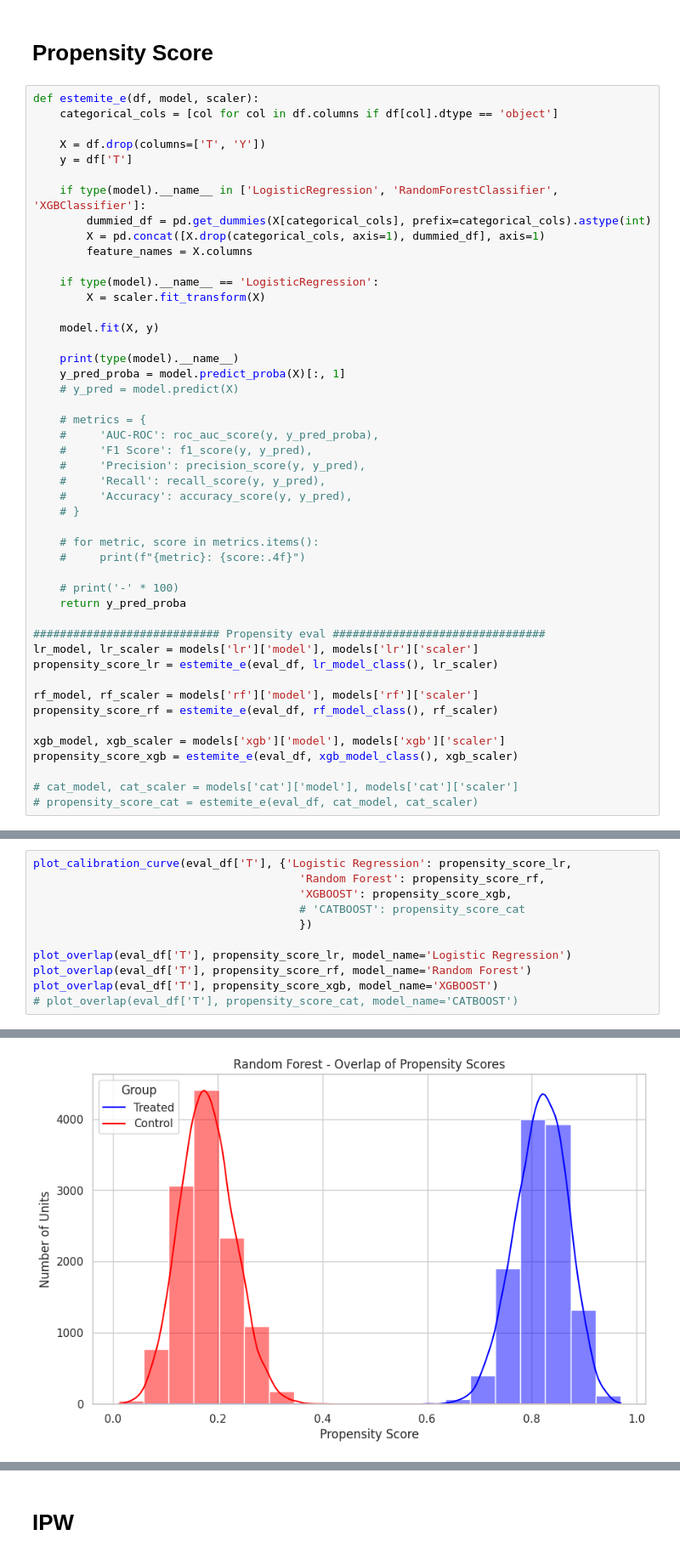
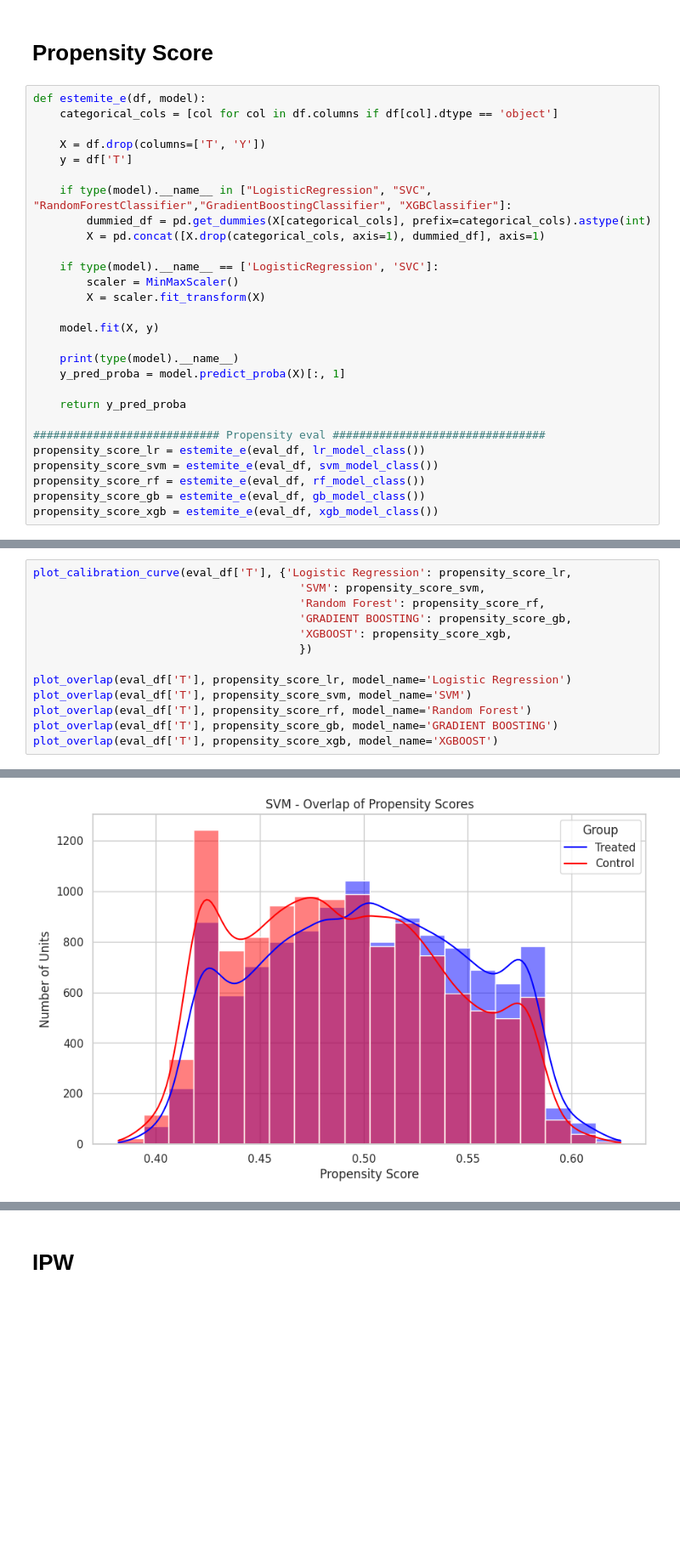
Before and after one commit to or1dado/Tennis-Momentum-Causal-Inference, a Jupyter notebook: ATE_methods.ipynb, the cells around one changed output, grey strips where cells are left out. Shown at 85% size. Drawn from its saved outputs; the diff is of its cells as text; blank space fills up the shorter version.

```diff
--- a/ATE_methods.ipynb
+++ b/ATE_methods.ipynb
@@ -41,51 +44,32 @@ with open('SLearner_Models.pkl', 'rb') as f:
 # %% [markdown]
 # Propensity Score
 # %%
-def estemite_e(df, model, scaler):
+def estemite_e(df, model):
     categorical_cols = [col for col in df.columns if df[col].dtype == 'object']
 
     X = df.drop(columns=['T', 'Y'])
     y = df['T']
 
-    if type(model).__name__ in ['LogisticRegression', 'RandomForestClassifier', 'XGBClassifier']:
+    if type(model).__name__ in ["LogisticRegression", "SVC", "RandomForestClassifier","GradientBoostingClassifier", "XGBClassifier"]:
         dummied_df = pd.get_dummies(X[categorical_cols], prefix=categorical_cols).astype(int)
         X = pd.concat([X.drop(categorical_cols, axis=1), dummied_df], axis=1)
-        feature_names = X.columns
 
-    if type(model).__name__ == 'LogisticRegression':
+    if type(model).__name__ == ['LogisticRegression', 'SVC']:
+        scaler = MinMaxScaler()
         X = scaler.fit_transform(X)
 
     model.fit(X, y)
 
     print(type(model).__name__)
     y_pred_proba = model.predict_proba(X)[:, 1]
-    # y_pred = model.predict(X)
 
-    # metrics = {
-    #     'AUC-ROC': roc_auc_score(y, y_pred_proba),
-    #     'F1 Score': f1_score(y, y_pred),
-    #     'Precision': precision_score(y, y_pred),
-    #     'Recall': recall_score(y, y_pred),
-    #     'Accuracy': accuracy_score(y, y_pred),
-    # }
-
-    # for metric, score in metrics.items():
-    #     print(f"{metric}: {score:.4f}")
-
-    # print('-' * 100)
     return y_pred_proba
 
 ############################ Propensity eval ################################
-lr_model, lr_scaler = models['lr']['model'], models['lr']['scaler']
-propensity_score_lr = estemite_e(eval_df, lr_model_class(), lr_scaler)
-
-rf_model, rf_scaler = models['rf']['model'], models['rf']['scaler']
-propensity_score_rf = estemite_e(eval_df, rf_model_class(), rf_scaler)
-
-xgb_model, xgb_scaler = models['xgb']['model'], models['xgb']['scaler']
-propensity_score_xgb = estemite_e(eval_df, xgb_model_class(), xgb_scaler)
-
-# cat_model, cat_scaler = models['cat']['model'], models['cat']['scaler']
-# propensity_score_cat = estemite_e(eval_df, cat_model, cat_scaler)
+propensity_score_lr = estemite_e(eval_df, lr_model_class())
+propensity_score_svm = estemite_e(eval_df, svm_model_class())
+propensity_score_rf = estemite_e(eval_df, rf_model_class())
+propensity_score_gb = estemite_e(eval_df, gb_model_class())
+propensity_score_xgb = estemite_e(eval_df, xgb_model_class())
 # %% [output]
 LogisticRegression
@@ -93,13 +79,15 @@ RandomForestClassifier
 XGBClassifier
 # %%
 plot_calibration_curve(eval_df['T'], {'Logistic Regression': propensity_score_lr,
+                                        'SVM': propensity_score_svm,
                                         'Random Forest': propensity_score_rf,
+                                        'GRADIENT BOOSTING': propensity_score_gb,
                                         'XGBOOST': propensity_score_xgb,
-                                        # 'CATBOOST': propensity_score_cat
                                         })
 
 plot_overlap(eval_df['T'], propensity_score_lr, model_name='Logistic Regression')
+plot_overlap(eval_df['T'], propensity_score_svm, model_name='SVM')
 plot_overlap(eval_df['T'], propensity_score_rf, model_name='Random Forest')
+plot_overlap(eval_df['T'], propensity_score_gb, model_name='GRADIENT BOOSTING')
 plot_overlap(eval_df['T'], propensity_score_xgb, model_name='XGBOOST')
-# plot_overlap(eval_df['T'], propensity_score_cat, model_name='CATBOOST')
 # %% [output]
@@ -108 +96 @@ plot_overlap(eval_df['T'], propensity_score_xgb, model_name='XGBOOST')
-[figure, old version]
+[figure, new version]
```
Also changed, not shown: parts of 14 cells of this notebook.
